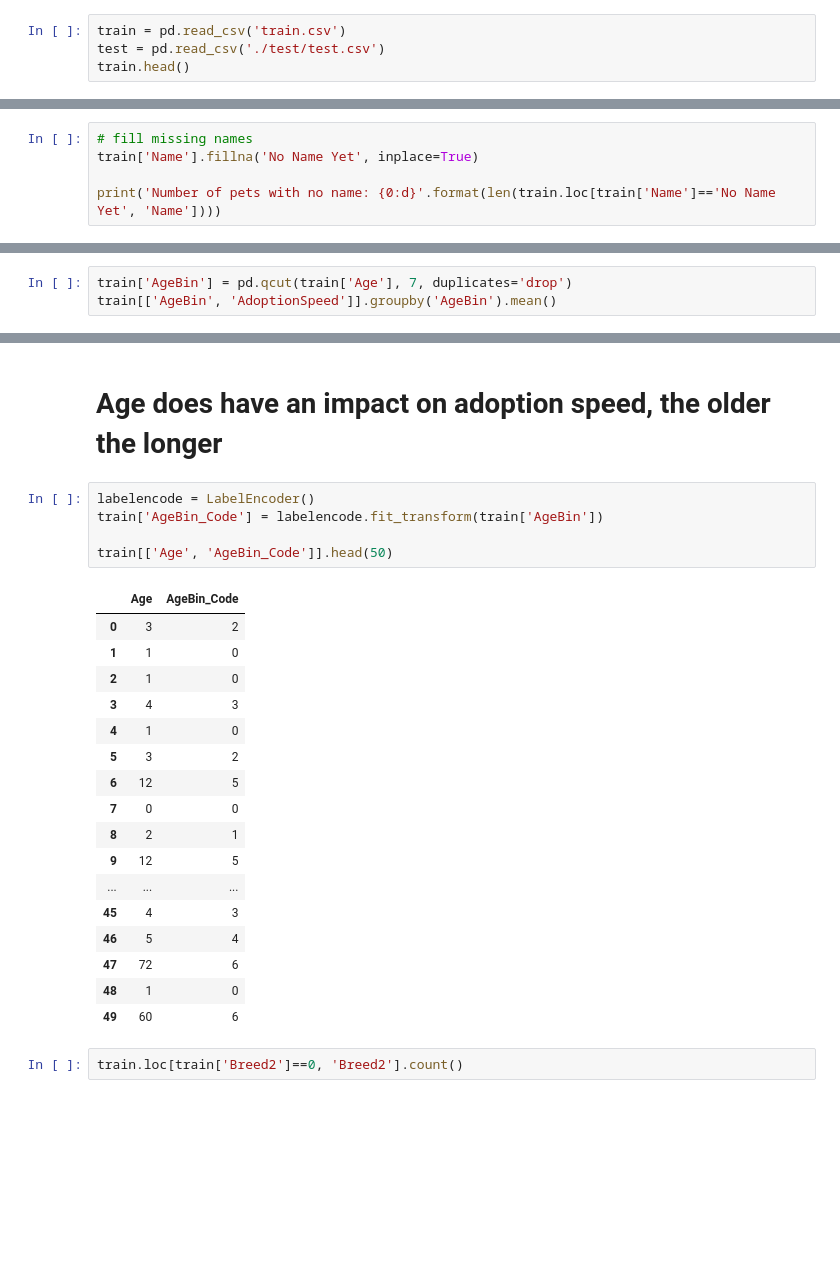
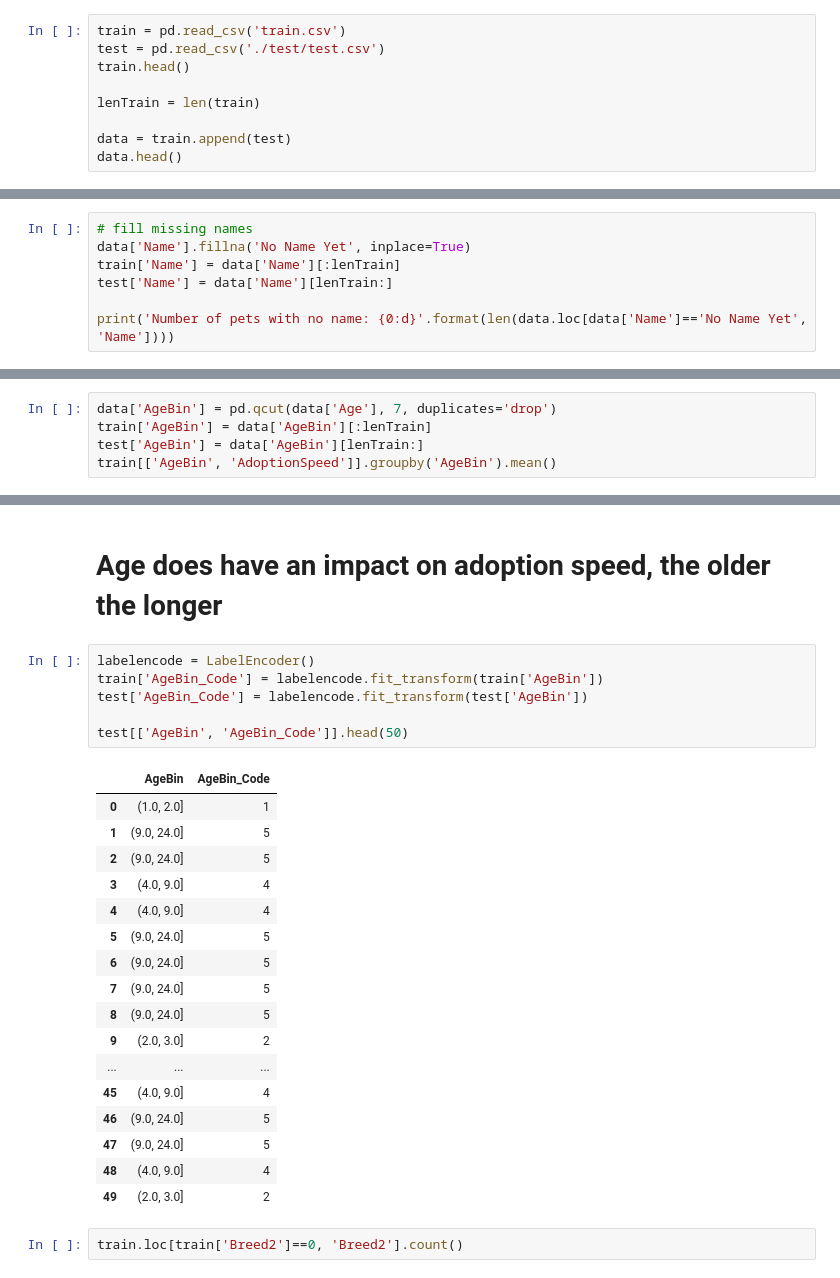
Before and after one commit to jasonnguyen3697/Adoption_prediction, a Jupyter notebook: Kernel.ipynb, the cells around one changed output, grey strips where cells are left out. Saved outputs shown, nothing was run; the diff lists cells and outputs as text; blank space fills up the shorter version.

```diff
--- a/Kernel.ipynb
+++ b/Kernel.ipynb
@@ -26,4 +29,9 @@ from sklearn import model_selection
 train = pd.read_csv('train.csv')
 test = pd.read_csv('./test/test.csv')
 train.head()
+
+lenTrain = len(train)
+
+data = train.append(test)
+data.head()
 # %% [output]
@@ -72,6 +87,8 @@ Number of unique names: 9061
 # %%
 # fill missing names
-train['Name'].fillna('No Name Yet', inplace=True)
+data['Name'].fillna('No Name Yet', inplace=True)
+train['Name'] = data['Name'][:lenTrain]
+test['Name'] = data['Name'][lenTrain:]
 
-print('Number of pets with no name: {0:d}'.format(len(train.loc[train['Name']=='No Name Yet', 'Name'])))
+print('Number of pets with no name: {0:d}'.format(len(data.loc[data['Name']=='No Name Yet', 'Name'])))
 # %% [output]
@@ -175,7 +192,9 @@ Age
 | 105 | 100 | 10.000000 | 1 |
 106 rows × 3 columns
 # %%
-train['AgeBin'] = pd.qcut(train['Age'], 7, duplicates='drop')
+data['AgeBin'] = pd.qcut(data['Age'], 7, duplicates='drop')
+train['AgeBin'] = data['AgeBin'][:lenTrain]
+test['AgeBin'] = data['AgeBin'][lenTrain:]
 train[['AgeBin', 'AdoptionSpeed']].groupby('AgeBin').mean()
 # %% [output]
 |  | AdoptionSpeed |
@@ -192,26 +211,27 @@ train[['AgeBin', 'AdoptionSpeed']].groupby('AgeBin').mean()
 # %%
 labelencode = LabelEncoder()
 train['AgeBin_Code'] = labelencode.fit_transform(train['AgeBin'])
+test['AgeBin_Code'] = labelencode.fit_transform(test['AgeBin'])
 
-train[['Age', 'AgeBin_Code']].head(50)
+test[['AgeBin', 'AgeBin_Code']].head(50)
 # %% [output]
-|  | Age | AgeBin_Code |
-| 0 | 3 | 2 |
-| 1 | 1 | 0 |
-| 2 | 1 | 0 |
-| 3 | 4 | 3 |
-| 4 | 1 | 0 |
-| 5 | 3 | 2 |
-| 6 | 12 | 5 |
-| 7 | 0 | 0 |
-| 8 | 2 | 1 |
-| 9 | 12 | 5 |
+|  | AgeBin | AgeBin_Code |
+| 0 | (1.0, 2.0] | 1 |
+| 1 | (9.0, 24.0] | 5 |
+| 2 | (9.0, 24.0] | 5 |
+| 3 | (4.0, 9.0] | 4 |
+| 4 | (4.0, 9.0] | 4 |
+| 5 | (9.0, 24.0] | 5 |
+| 6 | (9.0, 24.0] | 5 |
+| 7 | (9.0, 24.0] | 5 |
+| 8 | (9.0, 24.0] | 5 |
+| 9 | (2.0, 3.0] | 2 |
 | ... | ... | ... |
-| 45 | 4 | 3 |
-| 46 | 5 | 4 |
-| 47 | 72 | 6 |
-| 48 | 1 | 0 |
-| 49 | 60 | 6 |
+| 45 | (4.0, 9.0] | 4 |
+| 46 | (9.0, 24.0] | 5 |
+| 47 | (9.0, 24.0] | 5 |
+| 48 | (4.0, 9.0] | 4 |
+| 49 | (2.0, 3.0] | 2 |
 # %%
 train.loc[train['Breed2']==0, 'Breed2'].count()
 # %% [output]
```
Also changed, not shown: parts of 35 cells of this notebook.
